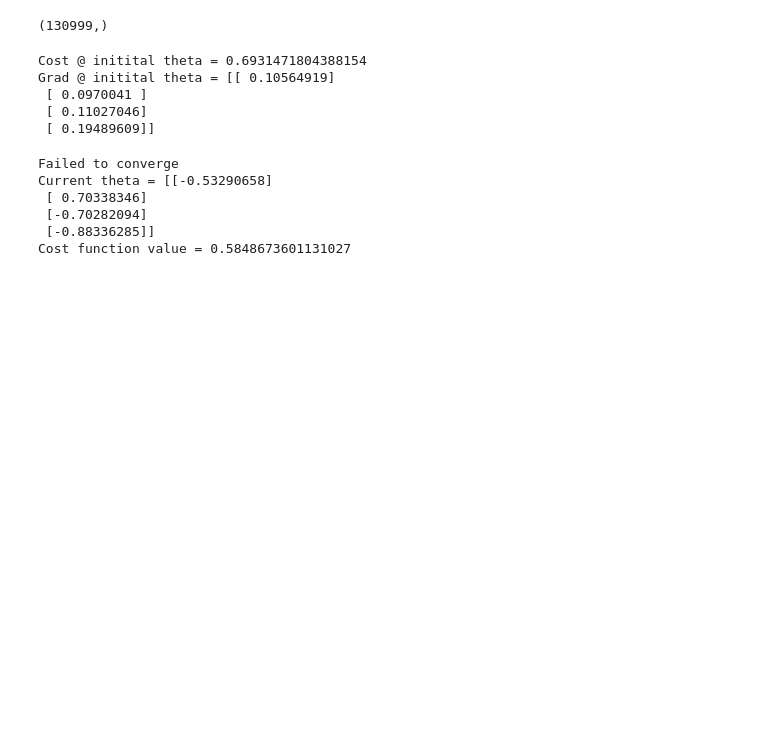
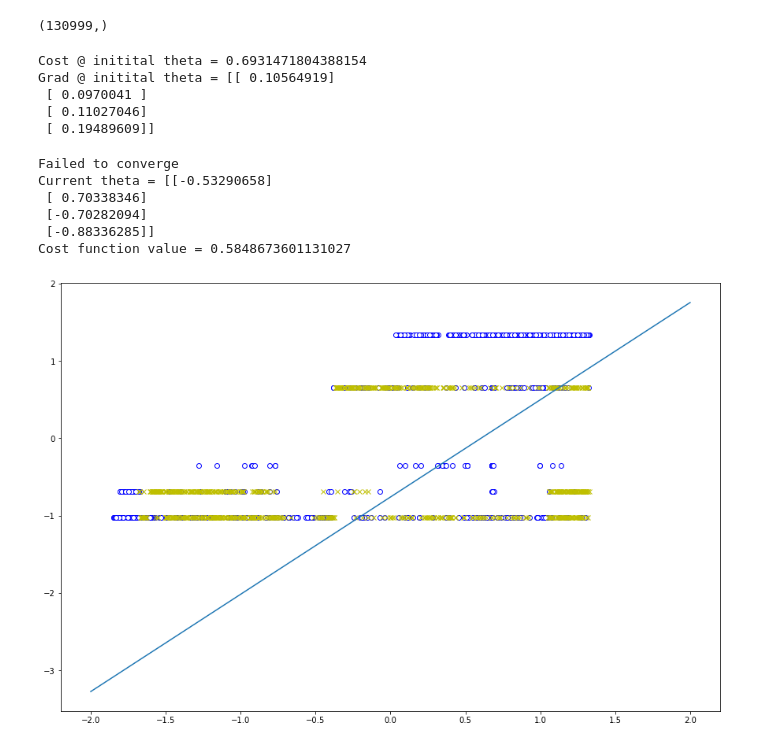
Before and after one commit to frolovconst/workshop_kaggle_0, a Jupyter notebook: solution.ipynb, the cells around one changed output. Saved outputs shown, nothing was run; the diff lists cells and outputs as text; code cells hidden in the pictures; blank space fills up the shorter version.

```diff
--- a/solution.ipynb
+++ b/solution.ipynb
@@ -92,6 +92,15 @@ Current theta = [[-0.53290658]
  [-0.70282094]
  [-0.88336285]]
 Cost function value = 0.5848673601131027
+# %%
+fig = plt.figure(figsize=[15,10])
+sample_size = 800
+plt.plot(x[np.where(y[:,0]==0)[0],2][:sample_size], x[np.where(y[:,0]==0)[0],3][:sample_size], 'wo', markeredgecolor='b')
+plt.plot(x[np.where(y[:,0]==1)[0],2][:sample_size], x[np.where(y[:,0]==1)[0],3][:sample_size], 'yx')
+plt.plot(np.linspace(-2,2,100), (np.linspace(-2,2,100)*-.8834--.534)/-.7028)
+plt.show()
+# %% [output]
+[figure, added]
 # %%
 def predict(x,theta):
 #    theta_loc = theta.reshape(theta.size,1)
```
Also changed, not shown: parts of 1 cell of this notebook.
